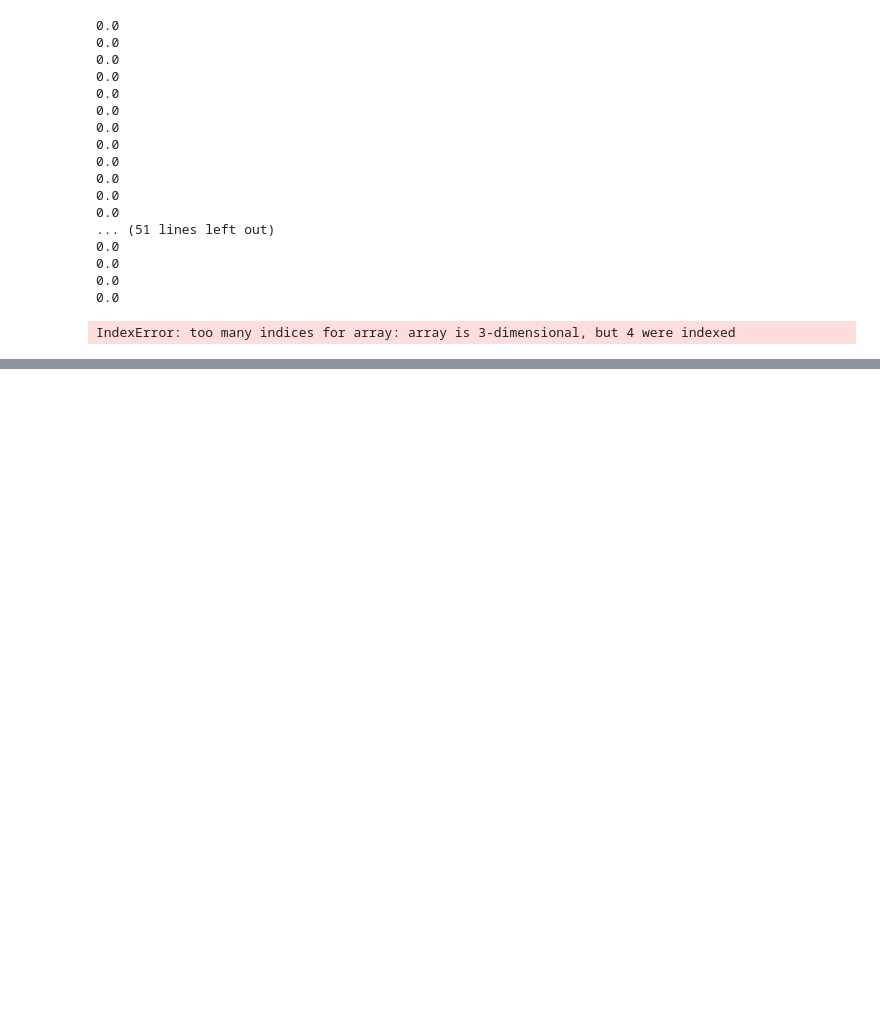
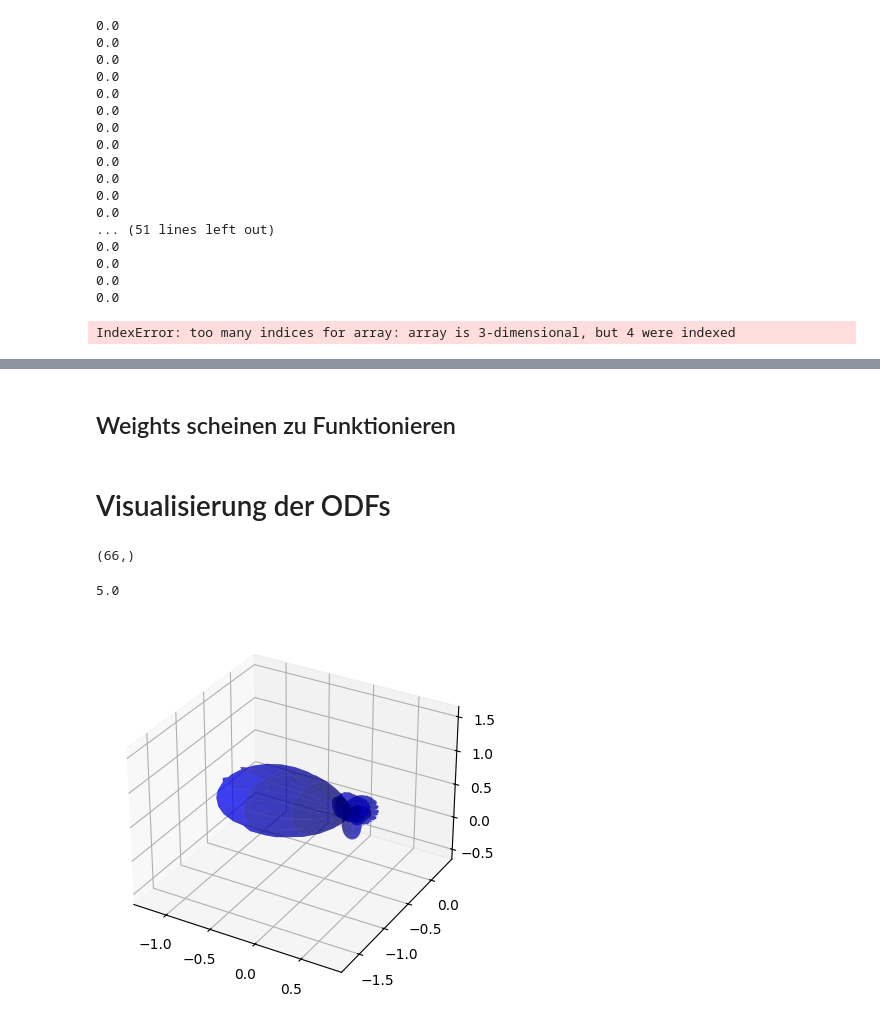
Before and after one commit to TimLockstedt/BA, a Jupyter notebook: part2.ipynb, the cells around one changed output, grey strips where cells are left out. Drawn from its saved outputs; the diff is of its cells as text; code cells hidden in the pictures; blank space fills up the shorter version.

```diff
--- a/part2.ipynb
+++ b/part2.ipynb
@@ -1231,7 +1234,7 @@ print(np.where(f_mask_image)[0])
 # %% [output]
 [ 371  371  371 ... 1161 1162 1162]
 # %%
-range_r, x_koord, y_koord, z_koord = 4,400,400,305
+range_r, x_koord, y_koord, z_koord = 3,400,400,305
 factor = 100
 dict_10_50 = generate_dict(range_r, factor)
 
@@ -1344,0 +1359,10 @@ Test_ODF_masked = ODFs[mask_i,mask_j,mask_k-300]
+# %%
+for i, res in enumerate(result):
+    nan_mask = ~np.isnan(res)
+    mask_i = np.array(res[0,nan_mask[0]], int)
+    mask_j = np.array(res[1,nan_mask[1]], int)
+    mask_k = np.array(res[2,nan_mask[2]], int)
+    Test_ODF_masked = ODFs[mask_i,mask_j,mask_k-300]
+    sum = np.sum(np.multiply(basis[i], Test_ODF_masked))
+    if sum != 0.0:
+        print(sum)
@@ -1344,0 +1416,30 @@ Test_ODF_masked = ODFs[mask_i,mask_j,mask_k-300]
+# %%
+import odf
+import h5py
+
+for i in range(10):
+    if i == 0:
+        f_mask = h5py.File(f'MSA_hdf5\MSA0309_M8_70mu_70ms_s030{i}_a00_d000_Mask.h5', 'r')
+        f_Direction = h5py.File(f'MSA_hdf5\MSA0309_M8_70mu_70ms_s030{i}_ROFL_Direction.h5', 'r')
+        f_Inclination = h5py.File(f'MSA_hdf5\MSA0309_M8_70mu_70ms_s030{i}_ROFL_Inclination.h5', 'r')
+        f_rel = h5py.File(f'MSA_hdf5\MSA0309_M8_70mu_70ms_s030{i}_ROFL_T_rel.h5', 'r')
+        f_mask_image = np.array(f_mask["Image"])[:,:,None]
+        f_Direction_image = np.array(f_Direction["Image"])[:,:,None]
+        f_Inclination_image = np.array(f_Inclination["Image"])[:,:,None]
+        f_rel_image = np.array(f_rel["Image"])[:,:,None]
+    else:
+        f_mask1 = h5py.File(f'MSA_hdf5\MSA0309_M8_70mu_70ms_s030{i}_a00_d000_Mask.h5', 'r')
+        f_Direction1 = h5py.File(f'MSA_hdf5\MSA0309_M8_70mu_70ms_s030{i}_ROFL_Direction.h5', 'r')
+        f_Inclination1 = h5py.File(f'MSA_hdf5\MSA0309_M8_70mu_70ms_s030{i}_ROFL_Inclination.h5', 'r')
+        f_rel1 = h5py.File(f'MSA_hdf5\MSA0309_M8_70mu_70ms_s030{i}_ROFL_T_rel.h5', 'r')
+        f_mask_image1 = np.array(f_mask1["Image"])[:,:,None]
+        f_Direction_image1 = np.array(f_Direction1["Image"])[:,:,None]
+        f_Inclination_image1 = np.array(f_Inclination1["Image"])[:,:,None]
+        f_rel_image1 = np.array(f_rel1["Image"])[:,:,None]
+        f_mask_image = np.concatenate((f_mask_image, f_mask_image1), axis=2)
+        f_Direction_image = np.concatenate((f_Direction_image, f_Direction_image1), axis=2)
+        f_Inclination_image = np.concatenate((f_Inclination_image, f_Inclination_image1), axis=2)
+        f_rel_image = np.concatenate((f_rel_image, f_rel_image1), axis=2)
+
+band = 5
+ODFs = odf.compute(f_Direction_image[:,:,:,None], f_Inclination_image[:,:,:,None], f_mask_image[:,:,:,None], band)
@@ -1344,0 +1504,17 @@ Test_ODF_masked = ODFs[mask_i,mask_j,mask_k-300]
+# %% [markdown]
+## Weights scheinen zu Funktionieren
+# %% [markdown]
+# Visualisierung der ODFs
+# %%
+ODFs[600,600,5].shape
+# %% [output]
+(66,)
+# %%
+1 / 4 * (np.sqrt(8 * 66 + 1) - 3)
+# %% [output]
+5.0
+# %%
+fig, ax = odf.visualize_odf(ODFs[600,600,5], 64, 64)
+plt.show()
+# %% [output]
+[figure, added]
```
Also changed, not shown: parts of 15 cells of this notebook, 2 other files.
